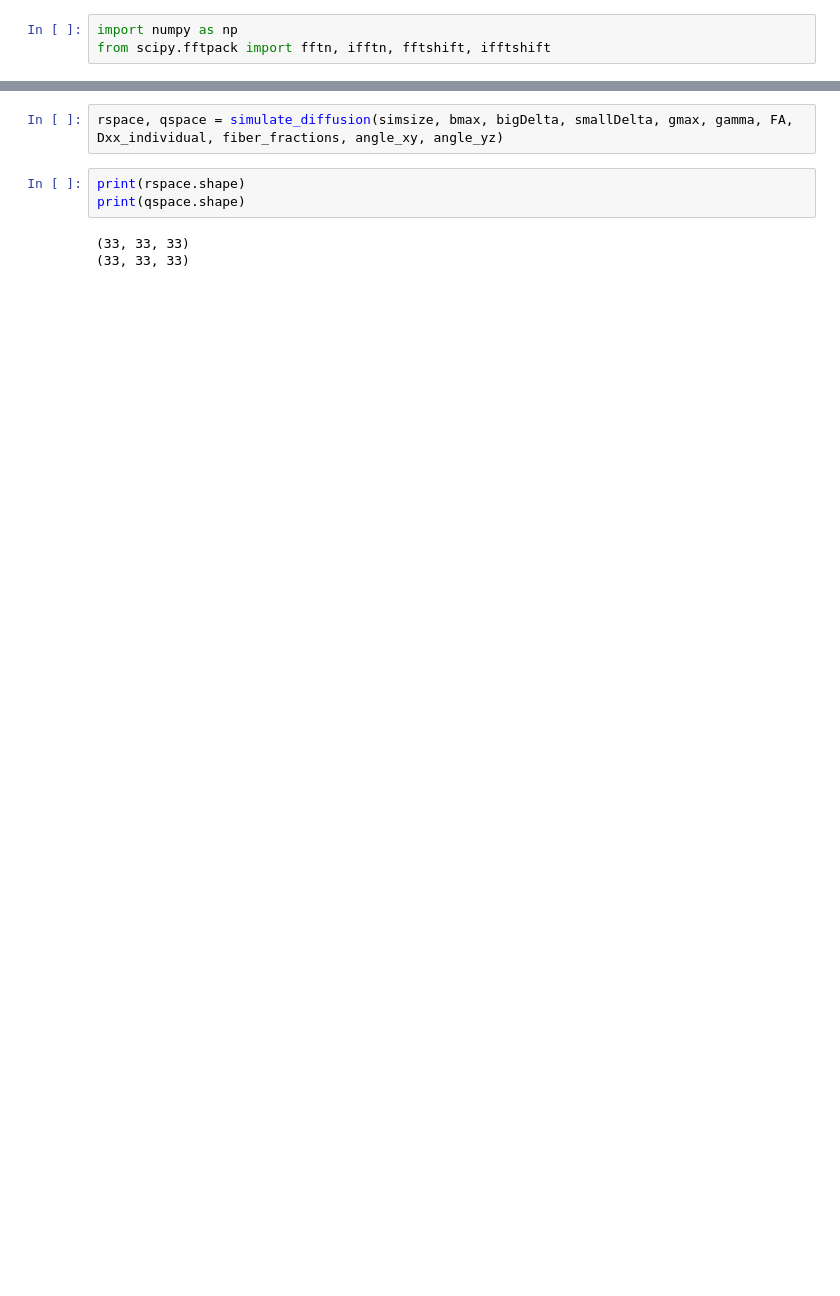
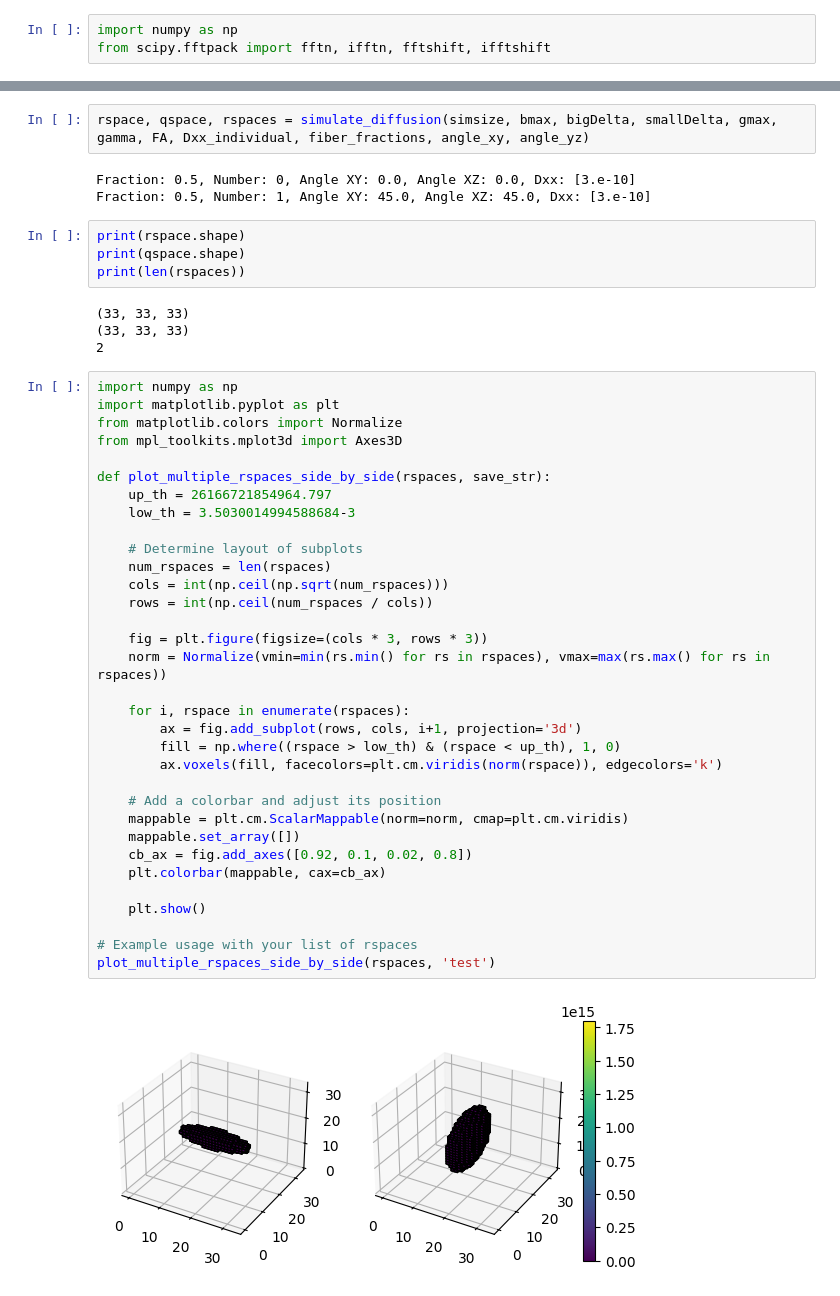
Before and after one commit to Project-THI/project_medbg, a Jupyter notebook: diffusion_debug.ipynb, the cells around one changed output, grey strips where cells are left out. Cells and saved outputs as stored; diff of their text form; blank space fills up the shorter version.

```diff
--- a/diffusion_debug.ipynb
+++ b/diffusion_debug.ipynb
@@ -63,10 +105,50 @@ angle_yz = np.array([0., 90.])
 
 save_dir = 'data'
 # %%
-rspace, qspace = simulate_diffusion(simsize, bmax, bigDelta, smallDelta, gmax, gamma, FA, Dxx_individual, fiber_fractions, angle_xy, angle_yz)
+rspace, qspace, rspaces = simulate_diffusion(simsize, bmax, bigDelta, smallDelta, gmax, gamma, FA, Dxx_individual, fiber_fractions, angle_xy, angle_yz)
+# %% [output]
+Fraction: 0.5, Number: 0, Angle XY: 0.0, Angle XZ: 0.0, Dxx: [3.e-10]
+Fraction: 0.5, Number: 1, Angle XY: 45.0, Angle XZ: 45.0, Dxx: [3.e-10]
 # %%
 print(rspace.shape)
 print(qspace.shape)
+print(len(rspaces))
 # %% [output]
 (33, 33, 33)
 (33, 33, 33)
+2
+# %%
+import numpy as np
+import matplotlib.pyplot as plt
+from matplotlib.colors import Normalize
+from mpl_toolkits.mplot3d import Axes3D
+
+def plot_multiple_rspaces_side_by_side(rspaces, save_str):
+    up_th = 26166721854964.797
+    low_th = 3.5030014994588684-3
+
+    # Determine layout of subplots
+    num_rspaces = len(rspaces)
+    cols = int(np.ceil(np.sqrt(num_rspaces)))
+    rows = int(np.ceil(num_rspaces / cols))
+
+    fig = plt.figure(figsize=(cols * 3, rows * 3))
+    norm = Normalize(vmin=min(rs.min() for rs in rspaces), vmax=max(rs.max() for rs in rspaces))
+
+    for i, rspace in enumerate(rspaces):
+        ax = fig.add_subplot(rows, cols, i+1, projection='3d')
+        fill = np.where((rspace > low_th) & (rspace < up_th), 1, 0)
+        ax.voxels(fill, facecolors=plt.cm.viridis(norm(rspace)), edgecolors='k')
+
+    # Add a colorbar and adjust its position
+    mappable = plt.cm.ScalarMappable(norm=norm, cmap=plt.cm.viridis)
+    mappable.set_array([])
+    cb_ax = fig.add_axes([0.92, 0.1, 0.02, 0.8])
+    plt.colorbar(mappable, cax=cb_ax)
+
+    plt.show()
+
+# Example usage with your list of rspaces
+plot_multiple_rspaces_side_by_side(rspaces, 'test')
+# %% [output]
+[figure, added]
```
Also changed, not shown: parts of 5 cells of this notebook, 1 other file.
